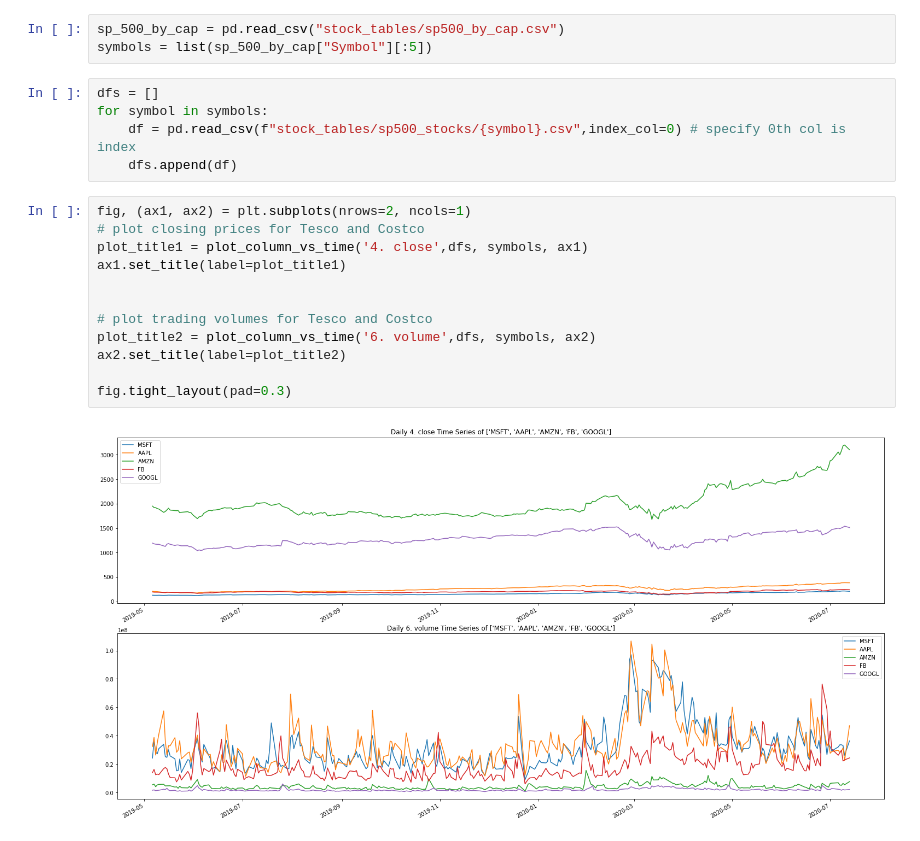
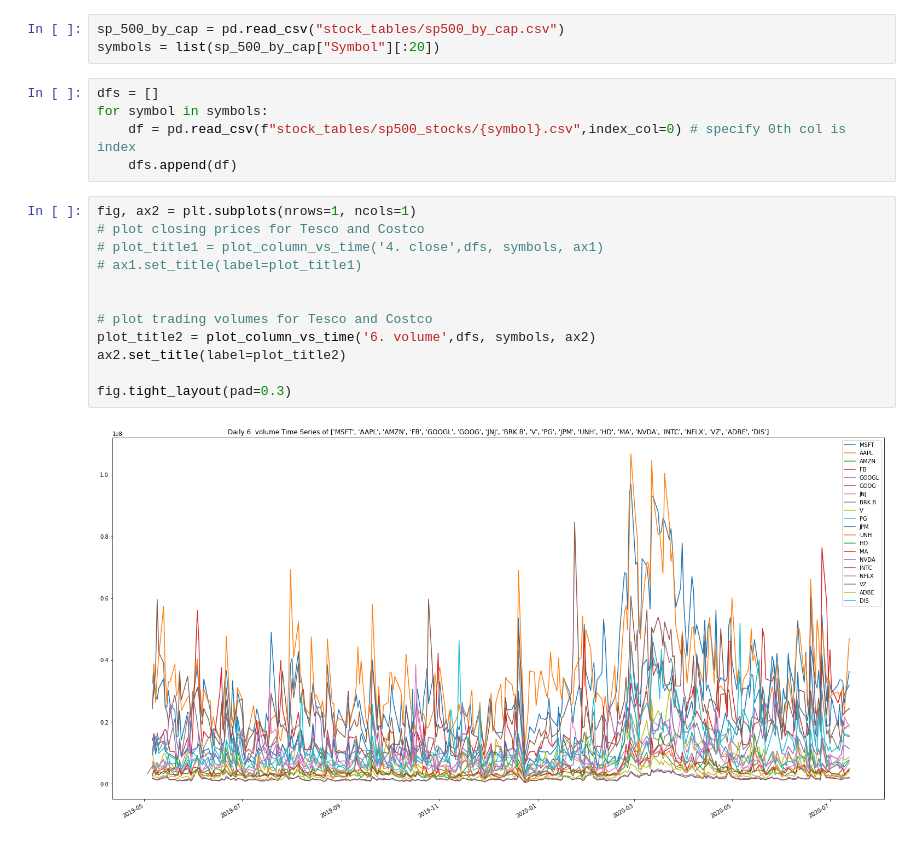
Before and after one commit to GMIT-Project-TeamC/GMIT-project, a Jupyter notebook: stock_analysis.ipynb, the cells around one changed output. Drawn from its saved outputs; the diff is of its cells as text.

```diff
--- a/stock_analysis.ipynb
+++ b/stock_analysis.ipynb
@@ -25,23 +25,23 @@ plt.show()
 ## Sample plot for 5 chosen stocks
 # %%
 sp_500_by_cap = pd.read_csv("stock_tables/sp500_by_cap.csv")
-symbols = list(sp_500_by_cap["Symbol"][:5])
+symbols = list(sp_500_by_cap["Symbol"][:20])
 # %%
 dfs = []
 for symbol in symbols:
     df = pd.read_csv(f"stock_tables/sp500_stocks/{symbol}.csv",index_col=0) # specify 0th col is index
     dfs.append(df)
 # %%
-fig, (ax1, ax2) = plt.subplots(nrows=2, ncols=1)
+fig, ax2 = plt.subplots(nrows=1, ncols=1)
 # plot closing prices for Tesco and Costco
-plot_title1 = plot_column_vs_time('4. close',dfs, symbols, ax1)
-ax1.set_title(label=plot_title1)
+# plot_title1 = plot_column_vs_time('4. close',dfs, symbols, ax1)
+# ax1.set_title(label=plot_title1)
 
 
 # plot trading volumes for Tesco and Costco
 plot_title2 = plot_column_vs_time('6. volume',dfs, symbols, ax2)
 ax2.set_title(label=plot_title2)
 
 fig.tight_layout(pad=0.3)
 # %% [output]
-[figure, old version]
+[figure, new version]
```
Also changed, not shown: parts of 1 cell of this notebook.
